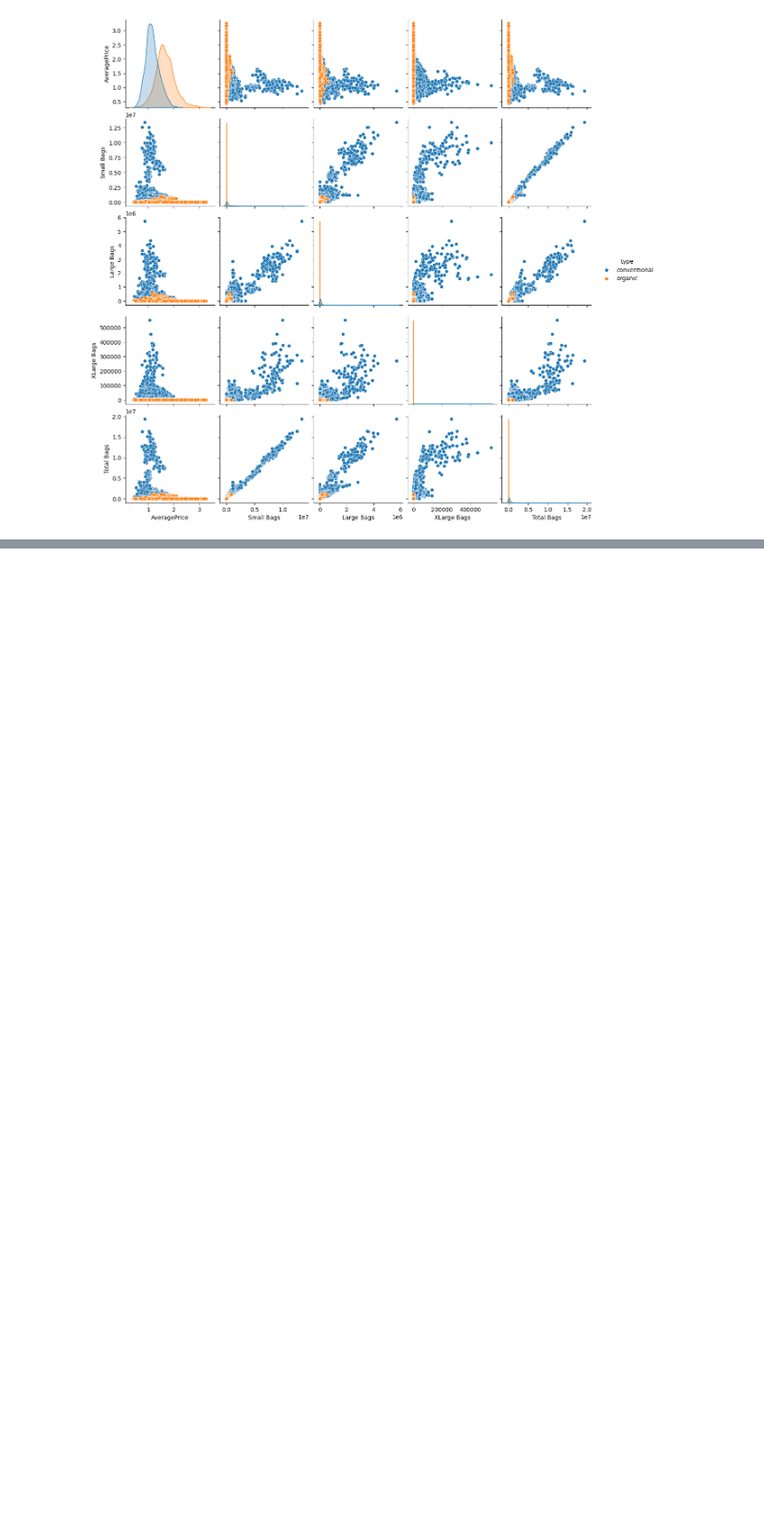
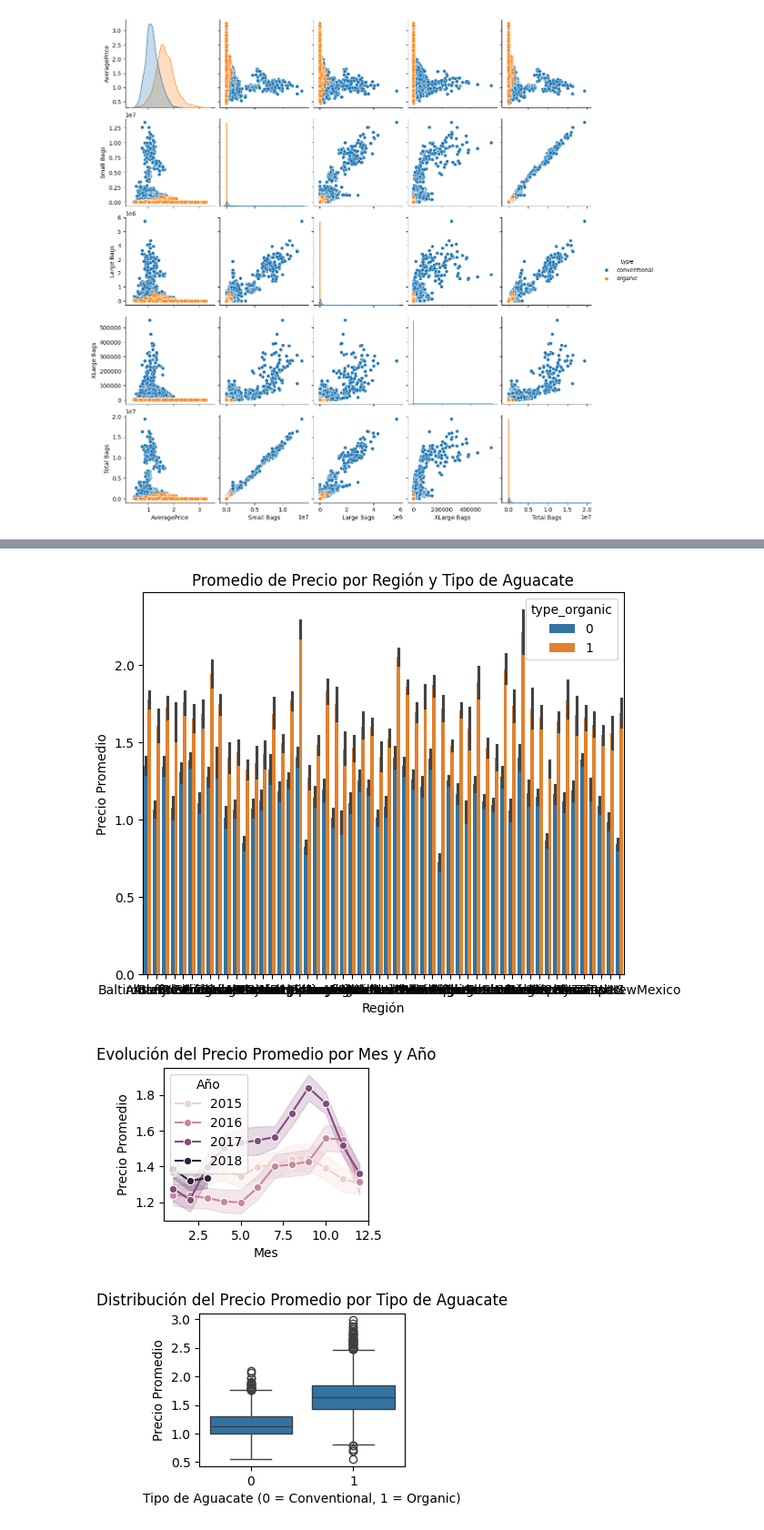
Before and after one commit to juanjoher/CienciaDatosProy2, a Jupyter notebook: proyecto.ipynb, the cells around one changed output, grey strips where cells are left out. Shown at 91% size. Drawn from its saved outputs; the diff is of its cells as text; code cells hidden in the pictures; blank space fills up the shorter version.

```diff
--- a/proyecto.ipynb
+++ b/proyecto.ipynb
@@ -230,0 +254,5 @@ plt.show()
+# %%
+#transformar date
+df['Date'] = pd.to_datetime(df['Date'])  # convertir si aún no es datetime
+df['month'] = df['Date'].dt.month
+df[['Date', 'month']].head()
@@ -230,0 +268,6 @@ plt.show()
+# %%
+df = pd.get_dummies(df, columns=['type'], drop_first=True)
+df['type_organic'] = df['type_organic'].astype(int)
+
+df_grouped = df.groupby(['region', 'year', 'month','type_organic']).mean(numeric_only=True).reset_index()
+df_grouped.head()
@@ -230,0 +301,43 @@ plt.show()
+# %%
+
+# Configurar el tamaño de la figura general
+plt.figure(figsize=(15, 12))
+
+# Gráfico 1: Precio promedio por región y tipo de aguacate
+plt.subplot(2, 2, 1)  # 2 filas, 2 columnas, 1er gráfico
+sns.barplot(x='region', y='AveragePrice', hue='type_organic', data=df_grouped)
+plt.title('Promedio de Precio por Región y Tipo de Aguacate')
+plt.xlabel('Región')
+plt.ylabel('Precio Promedio')
+plt.show()
+
+# Gráfico 2: Evolución del precio promedio por mes y año
+plt.subplot(2, 2, 2)  # 2 filas, 2 columnas, 2do gráfico
+sns.lineplot(x='month', y='AveragePrice', hue='year', data=df_grouped, marker='o')
+plt.title('Evolución del Precio Promedio por Mes y Año')
+plt.xlabel('Mes')
+plt.ylabel('Precio Promedio')
+plt.legend(title='Año')
+plt.show()
+# Gráfico 3: Distribución del precio promedio por tipo de aguacate
+plt.subplot(2, 2, 3)  # 2 filas, 2 columnas, 3er gráfico
+sns.boxplot(x='type_organic', y='AveragePrice', data=df_grouped)
+plt.title('Distribución del Precio Promedio por Tipo de Aguacate')
+plt.xlabel('Tipo de Aguacate (0 = Conventional, 1 = Organic)')
+plt.ylabel('Precio Promedio')
+plt.show()
+
+# Gráfico 4: Relación entre precio promedio y tipo de aguacate (scatterplot)
+plt.subplot(2, 2, 4)  # 2 filas, 2 columnas, 4to gráfico
+sns.scatterplot(x='type_organic', y='AveragePrice', data=df_grouped, hue='region', palette='Set1')
+plt.title('Relación entre Precio Promedio y Tipo de Aguacate')
+plt.xlabel('Tipo de Aguacate (0 = Conventional, 1 = Organic)')
+plt.ylabel('Precio Promedio')
+
+# Ajustar la disposición y mostrar todos los gráficos
+plt.tight_layout()
+plt.show()
+# %% [output]
+[figure, added]
+[figure, added]
+[figure, added]
```
Also changed, not shown: parts of 12 cells of this notebook.
